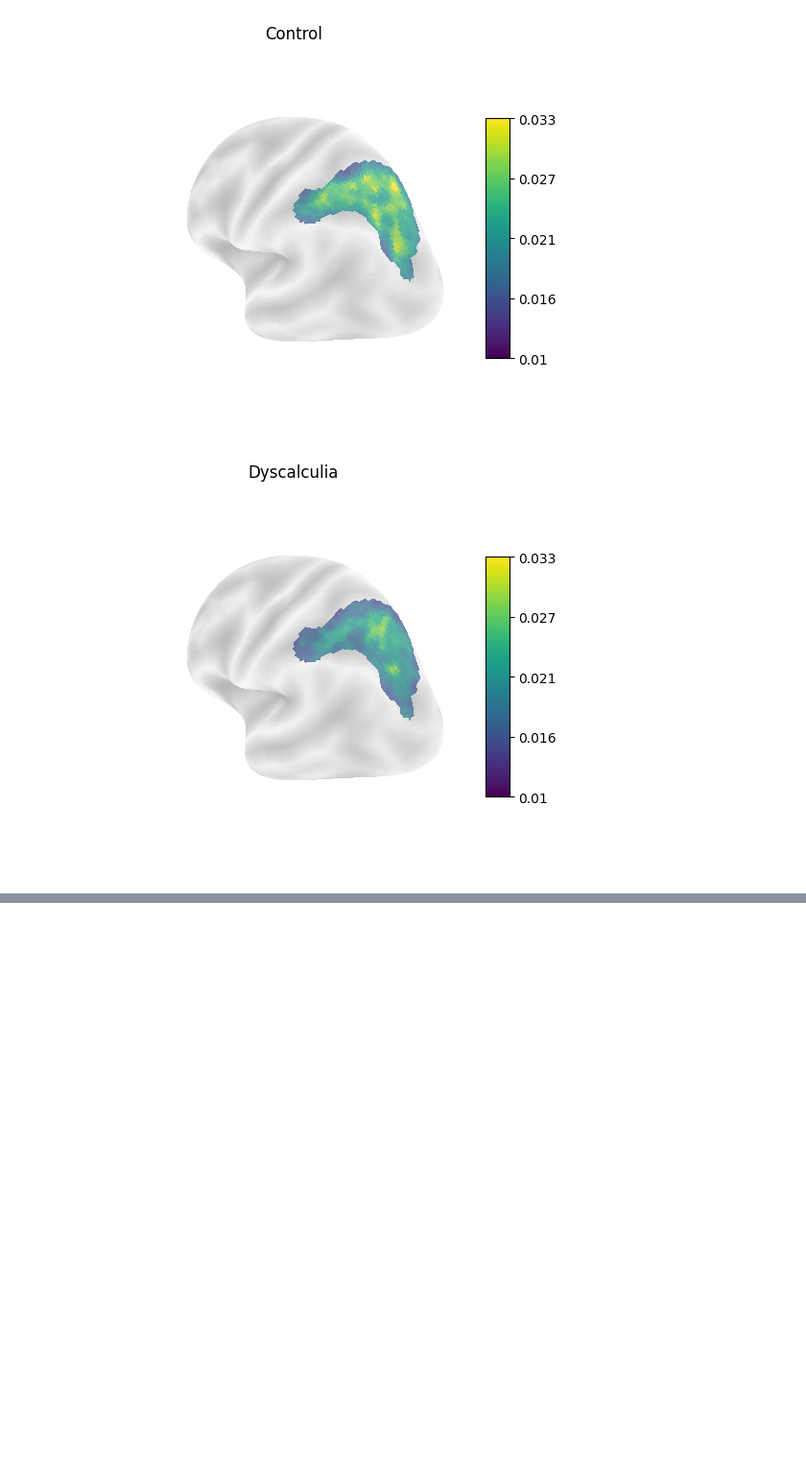
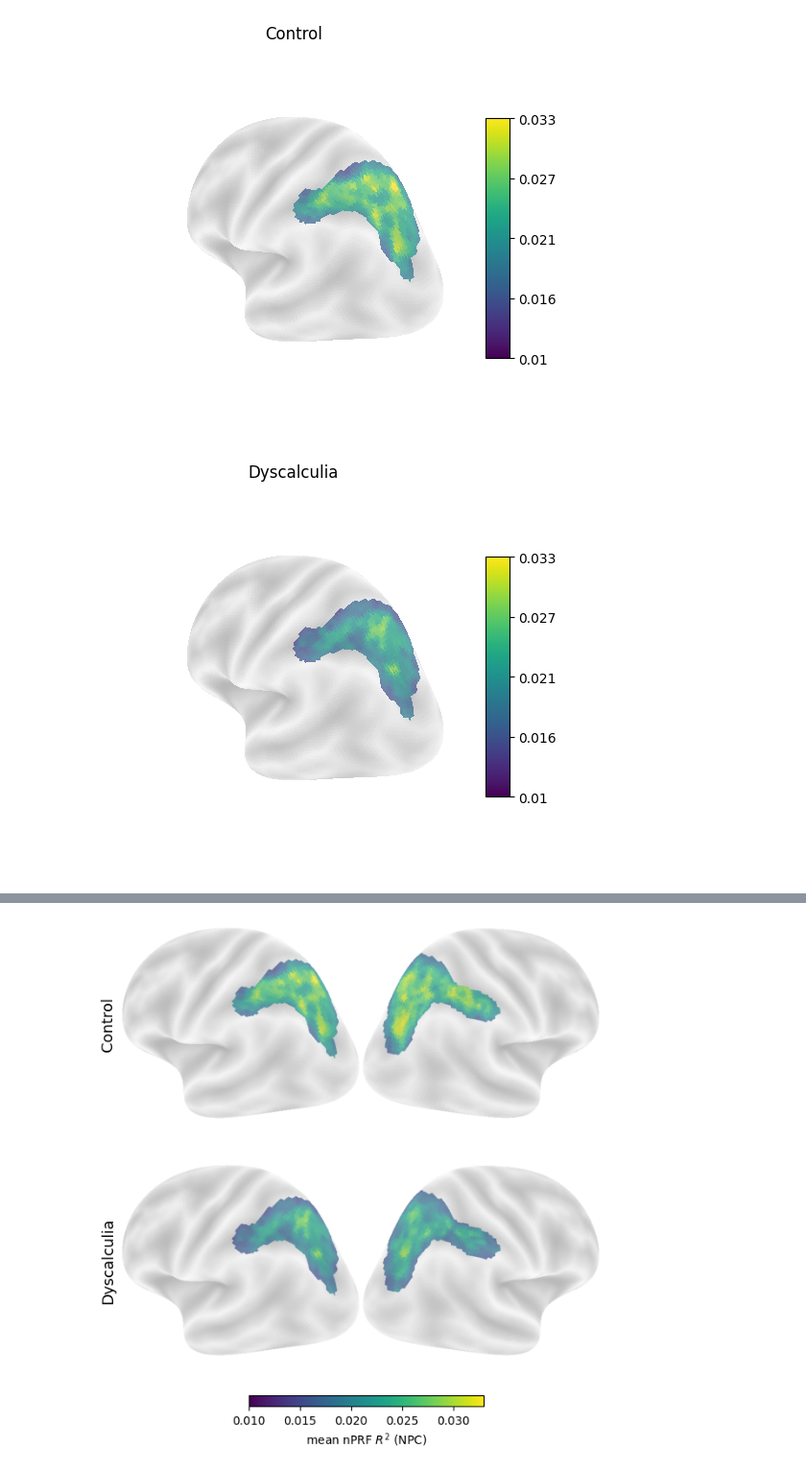
Before and after one commit to mrenke/parietal_patterns, a Jupyter notebook: prep_results/thesis_ch-DD-neuro_02_scloud.ipynb, the cells around one changed output, grey strips where cells are left out. Shown at 96% size. Saved outputs shown, nothing was run; the diff lists cells and outputs as text; code cells hidden in the pictures; blank space fills up the shorter version.

Commit message:
new paper version (thesis) - plotting specs

```diff
--- a/prep_results/thesis_ch-DD-neuro_02_scloud.ipynb
+++ b/prep_results/thesis_ch-DD-neuro_02_scloud.ipynb
@@ -154,19 +137,16 @@ df_HC.mean(axis=0).shape, df_DD.mean(axis=0).shape
 # %% [output]
 ((1510,), (1510,))
 # %%
-hemi_to_plot = 'L' # 'R'
-i_hemi_to_plot = 0 if hemi_to_plot == 'L' else 1
-
-
-
 from  nilearn.datasets import fetch_surf_fsaverage
 import nilearn.plotting as nplt
 import matplotlib.pyplot as plt
 
+
+hemi_to_plot = 'L' # 'R'
+i_hemi_to_plot = 0 if hemi_to_plot == 'L' else 1
+
 cmap = 'viridis'
-# nilearn 0.10+ accepts view=(elev, azim) for arbitrary camera angles, not just
-# the 6 named presets ('lateral', 'medial', 'dorsal', 'ventral', 'anterior', 'posterior')
-view = (30, 220)  # (elev, azim) in degrees -- tweak freely
+view = (30, 220) if hemi == 'L' else (30, -30) # (elev, azim) in degrees -- tweak freely
 vmin = 0.01
 vmax = 0.033
 
@@ -241,0 +187,60 @@ plt.show()
+# %%
+import io
+from PIL import Image
+
+view_L = (30, 30 + (360/2))
+view_R = (30, -30)
+
+def render_surf_panel(surf_mesh, bg_map, surf_map_hemi, view):
+    fig_panel = plt.figure(figsize=(4, 4))
+    ax_panel = fig_panel.add_subplot(111, projection='3d')
+    nplt.plot_surf(surf_mesh=surf_mesh, surf_map=surf_map_hemi, avg_method='median',
+                    view=view, cmap=cmap, colorbar=False,
+                    vmin=vmin, vmax=vmax, bg_map=bg_map, bg_on_data=True, darkness=0.3,
+                    axes=ax_panel, figure=fig_panel)
+    buf = io.BytesIO()
+    fig_panel.savefig(buf, format='png', dpi=200, bbox_inches='tight', pad_inches=0)
+    plt.close(fig_panel)
+    buf.seek(0)
+    img = Image.open(buf).convert('RGB')
+    # auto-crop whitespace so panels pack tightly in the grid
+    arr = np.array(img)
+    nonwhite = np.any(arr < 250, axis=-1)
+    r0, r1 = np.where(np.any(nonwhite, axis=1))[0][[0, -1]]
+    c0, c1 = np.where(np.any(nonwhite, axis=0))[0][[0, -1]]
+    pad = 5
+    r0, c0 = max(r0 - pad, 0), max(c0 - pad, 0)
+    r1, c1 = min(r1 + pad, arr.shape[0]), min(c1 + pad, arr.shape[1])
+    return img.crop((c0, r0, c1, r1))
+
+col_specs = [('L', fsaverage.infl_left, fsaverage.sulc_left, 0, view_L),
+             ('R', fsaverage.infl_right, fsaverage.sulc_right, 1, view_R)]
+row_specs = [('Control', df_HC), ('Dyscalculia', df_DD)]
+
+panel_imgs = {}
+for hemi, surf_mesh_col, bg_map_col, i_hemi, view in col_specs:
+    for label, df_group in row_specs:
+        cortex_map = np.full(20484, np.nan)
+        cortex_map[npc_mask] = df_group.mean(axis=0).values
+        surf_map_hemi = np.split(cortex_map, 2)[i_hemi]
+        panel_imgs[(label, hemi)] = render_surf_panel(surf_mesh_col, bg_map_col, surf_map_hemi, view)
+
+fig, axes = plt.subplots(2, 2, figsize=(7, 6.5))
+for i_row, (label, _) in enumerate(row_specs):
+    for i_col, (hemi, *_) in enumerate(col_specs):
+        ax = axes[i_row, i_col]
+        ax.imshow(panel_imgs[(label, hemi)])
+        ax.axis('off')
+    axes[i_row, 0].text(-0.05, 0.5, label, transform=axes[i_row, 0].transAxes,
+                         rotation=90, va='center', ha='center', fontsize=13)
+
+fig.subplots_adjust(wspace=0.0, hspace=0.05, bottom=0.1, top=0.95, left=0.08)
+
+sm = plt.cm.ScalarMappable(cmap=cmap, norm=plt.Normalize(vmin=vmin, vmax=vmax))
+cbar_ax = fig.add_axes([0.3, 0.04, 0.4, 0.02])
+fig.colorbar(sm, cax=cbar_ax, orientation='horizontal', label='mean nPRF $R^2$ (NPC)')
+
+fig.savefig(op.join(plot_folder, 'ch3_nPRF_R2_NPC_group_hemi.pdf'), bbox_inches='tight')
+plt.show()
+# %% [output]
+[figure, added]
```
Also changed, not shown: parts of 7 cells of this notebook, 6 other files.
